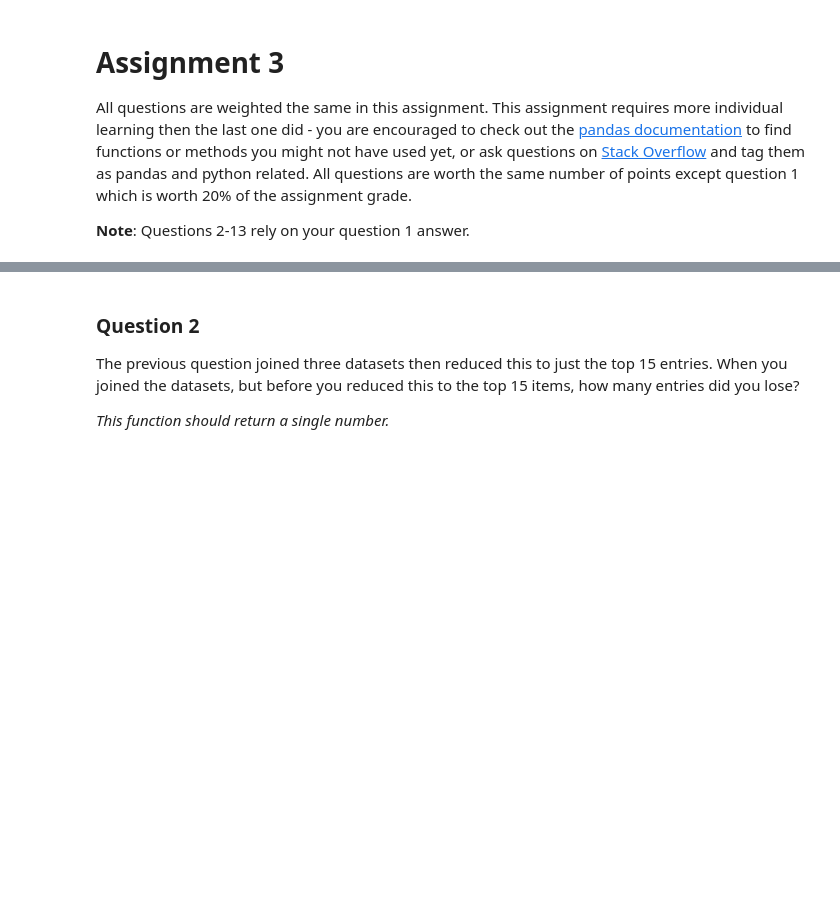
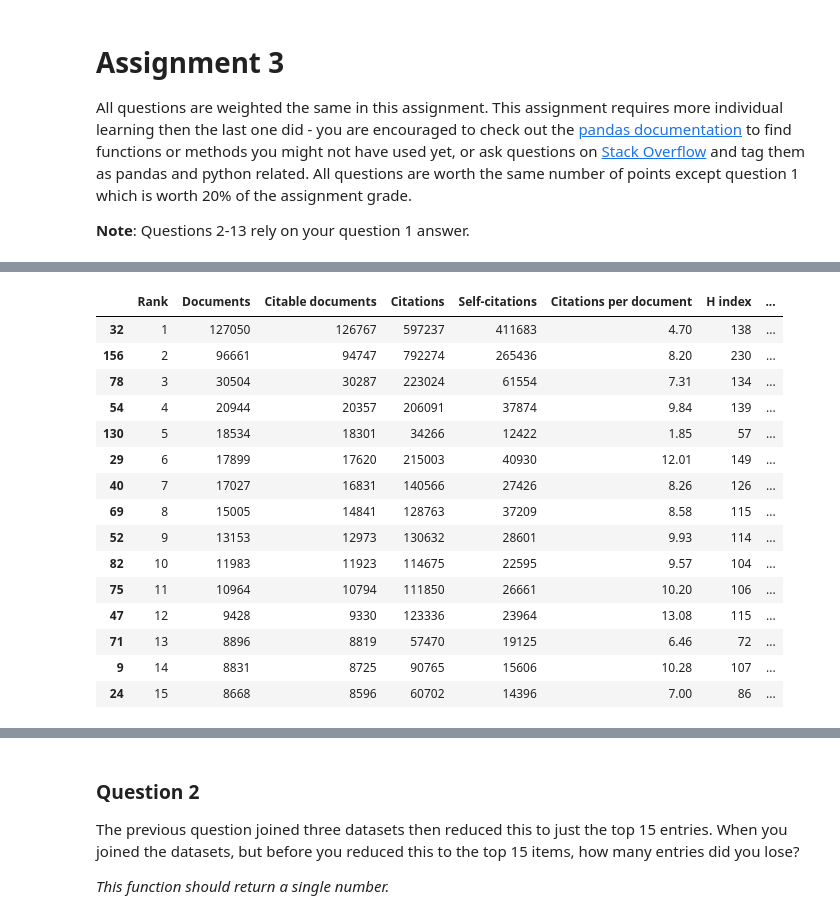
Before and after one commit to ruslanmasinjila/Applied_Data_Science_With_Python, a Jupyter notebook: 1. Introduction to Data Science in Python/week3/assignment3/assignment3.ipynb, the cells around one changed output, grey strips where cells are left out. Saved outputs shown, nothing was run; the diff lists cells and outputs as text; code cells hidden in the pictures; blank space fills up the shorter version.

```diff
--- a/1. Introduction to Data Science in Python/week3/assignment3/assignment3.ipynb
+++ b/1. Introduction to Data Science in Python/week3/assignment3/assignment3.ipynb
@@ -15,4 +56,5 @@ import regex as re
 # %%
+##########################################################################################################
 # ENERGY DATA
 to_replace = ["Republic of Korea",
               "United States of America",
@@ -23,30 +65,124 @@ replacement = ["South Korea",
                "United States",
                "United Kingdom",
                "Hong Kong"]
 
 Energy = pd.read_excel('assets/Energy Indicators.xls')   # Load data from the Excel file
 Energy.name='Energy'                                     # Name the DataFrame
 
 Energy = (Energy[17:244]   # Exclused header and footer
         .drop(['Unnamed: 0','Unnamed: 1'],axis=1)        # Drop the first two columns
         .reset_index(drop=True)                          # Reset index and drop existing ones
         .replace('...',np.NaN)                           # Replace missing values with NaN
         .rename(columns={'Unnamed: 2':'Country',         # Rename columns
                          'Unnamed: 3':'Energy Supply',
                          'Unnamed: 4':'Energy Supply per Capita',
                          'Unnamed: 5':'% Renewable'}))
 
 # Convert Energy to GigaJoules
 Energy['Energy Supply'] = Energy['Energy Supply']*10**6
 
 # Remove numbers from Country names and strip any white spaces
 Energy['Country'] = Energy['Country'].apply(lambda name: re.split(r'[0-9]+', name)[0].strip())
 
 # Remove brackets from names and strip any white spaces
 Energy['Country'] = Energy['Country'].apply(lambda name: re.split(r'[(]', name)[0].strip())
 
 # Rename countries in place
 Energy.replace(to_replace,replacement,inplace=True)
 
 # Save dataframe to csv file
 Energy.to_csv('Energy.csv')
+
+##########################################################################################################
+
+# GDP DATA
+
+to_replace = ["Korea, Rep.",
+              "Iran, Islamic Rep.",
+              "Hong Kong SAR, China"
+             ]
+
+replacement = ["South Korea",
+               "Iran",
+               "Hong Kong"
+              ]
+
+# Load GDP Data
+GDP = pd.read_csv('assets/world_bank.csv',sep=',')
+
+# Name the dataframe
+GDP.name = 'GDP'
+
+
+# Set the third row as the column names
+GDP.columns = GDP.iloc[3].values
+
+# Convert the floating numbers to string without Decimal points
+GDP.columns.values[4:]= [str(int(x)) for x in GDP.columns.values[4:]]
+
+
+# Remove the name of the columns
+GDP.columns.name=None
+
+
+GDP=  (GDP[4:]                                        # Start DataFrame from the 4th index (row) to the end
+      .reset_index(drop=True)                         # Reset the Indices
+      .replace(to_replace,replacement)                # Rename the countries
+      .rename(columns={'Country Name':'Country'})     # Rename Country column
+        )
+
+# Save dataframe to csv file
+GDP.to_csv('GDP.csv')
+
+##########################################################################################################
+# ScimEn DATA
+ScimEn = pd.read_excel('assets/scimagojr-3.xlsx')
+
+# Name the dataframe
+ScimEn.name = 'ScimEn'
+
+# Save dataframe to csv file
+ScimEn.to_csv('ScimEn.csv')
+##########################################################################################################
+
+last10YearsGDP = GDP.loc[:,np.concatenate([[GDP.columns.values[0]],[str(x) for x in  list(range(2006,2016))]])]
+# Merge last 10 years of GDP with Energy
+merged2 = pd.merge(last10YearsGDP,Energy,how='inner',on='Country')
+
+# Merge the result with ScimEn
+merged3 = pd.merge(merged2,ScimEn,how='inner',on='Country')
+
+# For rearranging columns
+cols = ['Rank', 'Documents', 'Citable documents', 'Citations', 'Self-citations', 'Citations per document', 'H index',
+           'Energy Supply', 'Energy Supply per Capita', '% Renewable',
+           '2006', '2007', '2008', '2009', '2010', '2011', '2012', '2013', '2014', '2015']
+
+# Rearrange the columns
+merged3 = merged3[cols]
+
+
+merged3.sort_values(by=['Rank'],inplace=True)
+
+##########################################################################################################
+
+def answer_one():
+    return merged3[:15]
+##########################################################################################################
+answer_one()
+# %% [output]
+|  | Rank | Documents | Citable documents | Citations | Self-citations | Citations per document | H index | ... |
+| 32 | 1 | 127050 | 126767 | 597237 | 411683 | 4.70 | 138 | ... |
+| 156 | 2 | 96661 | 94747 | 792274 | 265436 | 8.20 | 230 | ... |
+| 78 | 3 | 30504 | 30287 | 223024 | 61554 | 7.31 | 134 | ... |
+| 54 | 4 | 20944 | 20357 | 206091 | 37874 | 9.84 | 139 | ... |
+| 130 | 5 | 18534 | 18301 | 34266 | 12422 | 1.85 | 57 | ... |
+| 29 | 6 | 17899 | 17620 | 215003 | 40930 | 12.01 | 149 | ... |
+| 40 | 7 | 17027 | 16831 | 140566 | 27426 | 8.26 | 126 | ... |
+| 69 | 8 | 15005 | 14841 | 128763 | 37209 | 8.58 | 115 | ... |
+| 52 | 9 | 13153 | 12973 | 130632 | 28601 | 9.93 | 114 | ... |
+| 82 | 10 | 11983 | 11923 | 114675 | 22595 | 9.57 | 104 | ... |
+| 75 | 11 | 10964 | 10794 | 111850 | 26661 | 10.20 | 106 | ... |
+| 47 | 12 | 9428 | 9330 | 123336 | 23964 | 13.08 | 115 | ... |
+| 71 | 13 | 8896 | 8819 | 57470 | 19125 | 6.46 | 72 | ... |
+| 9 | 14 | 8831 | 8725 | 90765 | 15606 | 10.28 | 107 | ... |
+| 24 | 15 | 8668 | 8596 | 60702 | 14396 | 7.00 | 86 | ... |
```
Also changed, not shown: parts of 11 cells of this notebook, 2 other files.
